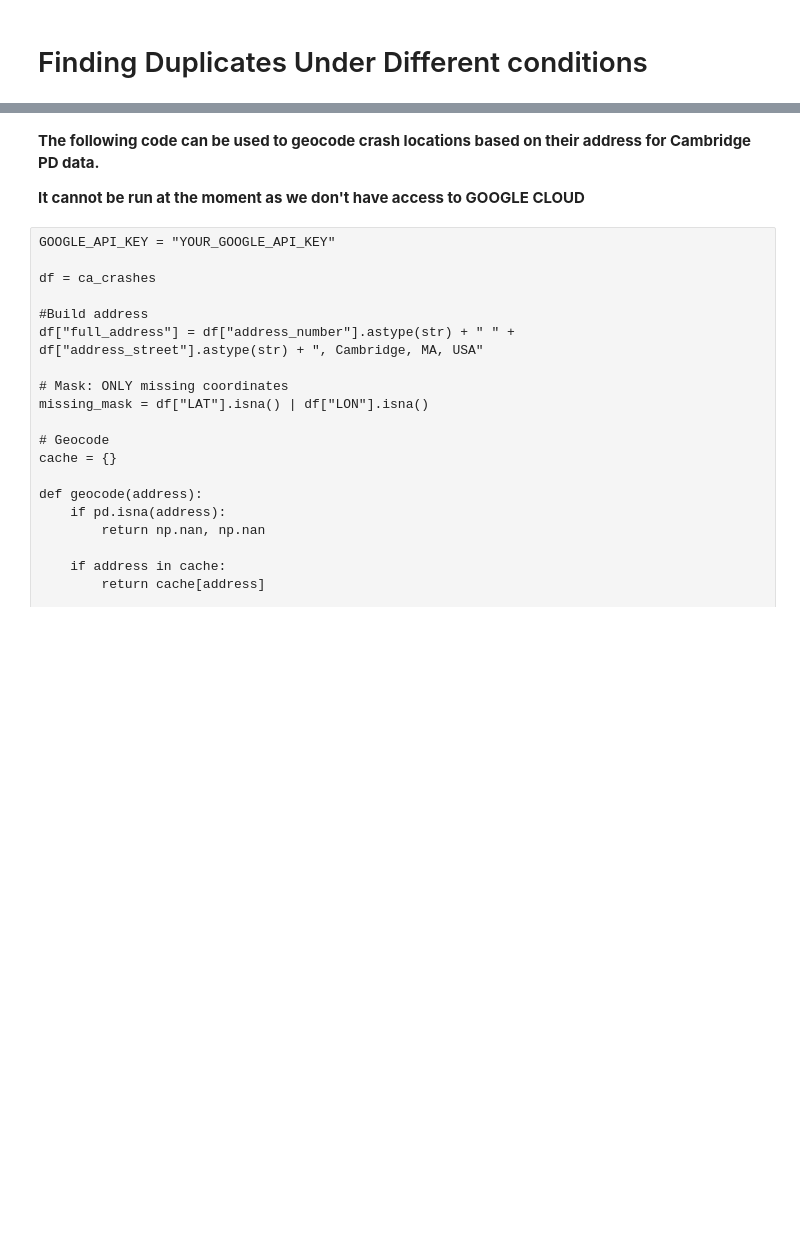
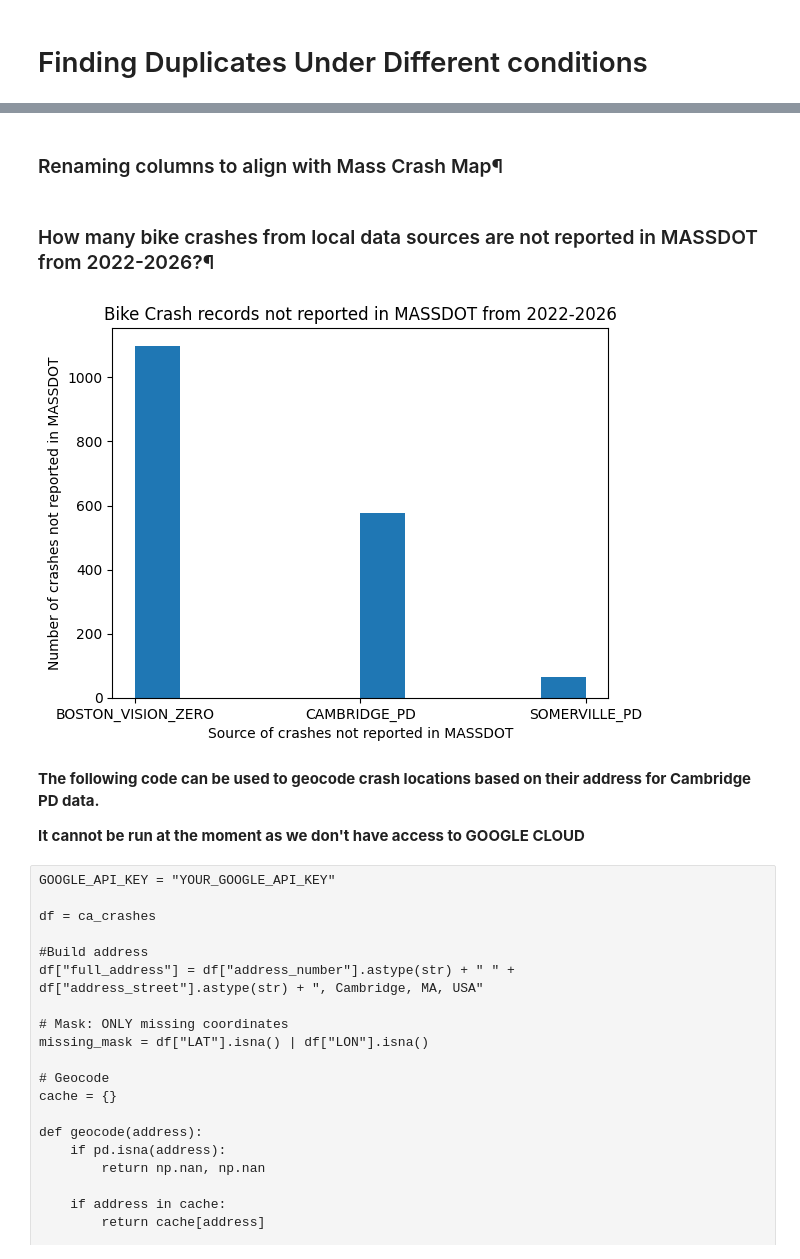
Before and after one commit to JackDougherty/mass-crash-map, a Jupyter notebook: boston-core-clean-merge.ipynb, the cells around one changed output, grey strips where cells are left out. Drawn from its saved outputs; the diff is of its cells as text; code cells hidden in the pictures; blank space fills up the shorter version.

```diff
--- a/boston-core-clean-merge.ipynb
+++ b/boston-core-clean-merge.ipynb
@@ -792,8 +796,41 @@ Clean dataset    : 83,909
 Duplicate pairs  : 4,096
+# %% [markdown]
+### Renaming columns to align with Mass Crash Map¶
+# %%
+renaming = {
+    "LAT": "lat",
+    "LON": "lng",
+    "CRASH_DATE": "date",
+    "CRASH_TIME": "time",
+    "CYCLIST": "cyclist",
+    "PEDESTRIAN": "pedestrian",
+    "OTHER": "other",
+    "INTERSTATE": "interstate",
+    "SEVERITY": "severity",
+    "ID": "id",
+    "MUNI": "muni",
+    "SOURCE": "source",
+    "POLICE": "police"
+}
+
+df_all = df_all.rename(columns= renaming)
+df_clean = df_clean.rename(columns= renaming)
+df_pairs = df_clean.rename(columns= renaming)
 # %%
 df_all.to_csv("data/boston-core-all.csv")
 df_clean.to_csv("data/boston-core-clean.csv")
 df_pairs.to_csv("data/boston-core-duplicates.csv")
+# %% [markdown]
+### How many bike crashes from local data sources are not reported in MASSDOT from 2022-2026?¶
+# %%
+df_clean[(df_clean['cyclist'] == 1) & (df_clean['source'] != "MASSDOT")]['source'].hist()
+plt.xlabel('Source of crashes not reported in MASSDOT')
+plt.ylabel('Number of crashes not reported in MASSDOT')
+plt.title('Bike Crash records not reported in MASSDOT from 2022-2026')
+plt.grid(False)
+plt.show()
+# %% [output]
+[figure, added]
 # %% [markdown]
 **The following code can be used to geocode crash locations based on their address for Cambridge PD data.**
 
```
Also changed, not shown: parts of 14 cells of this notebook, 4 other files.
